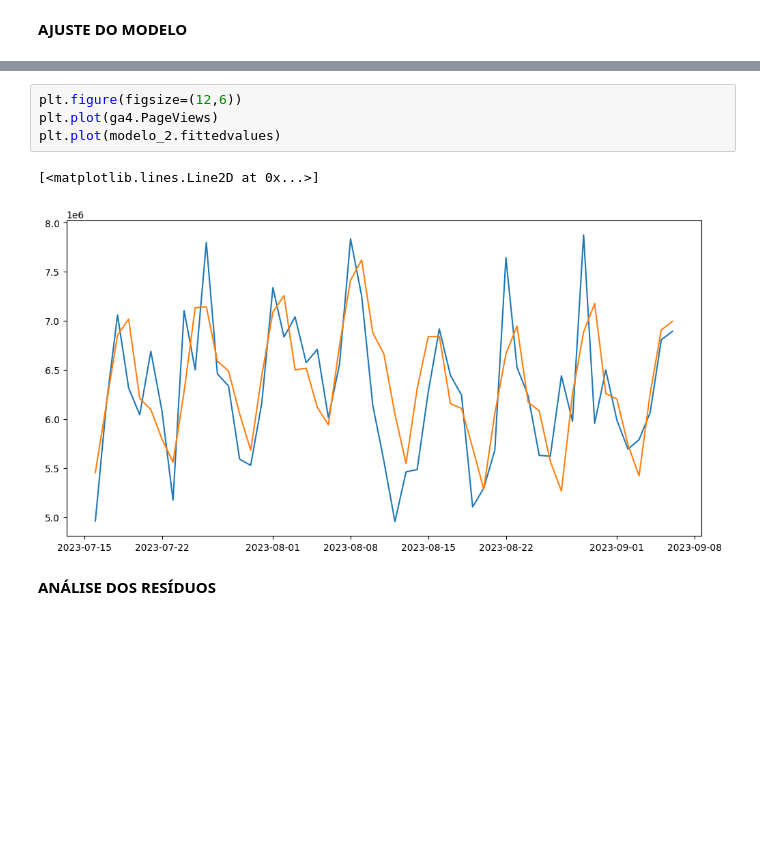
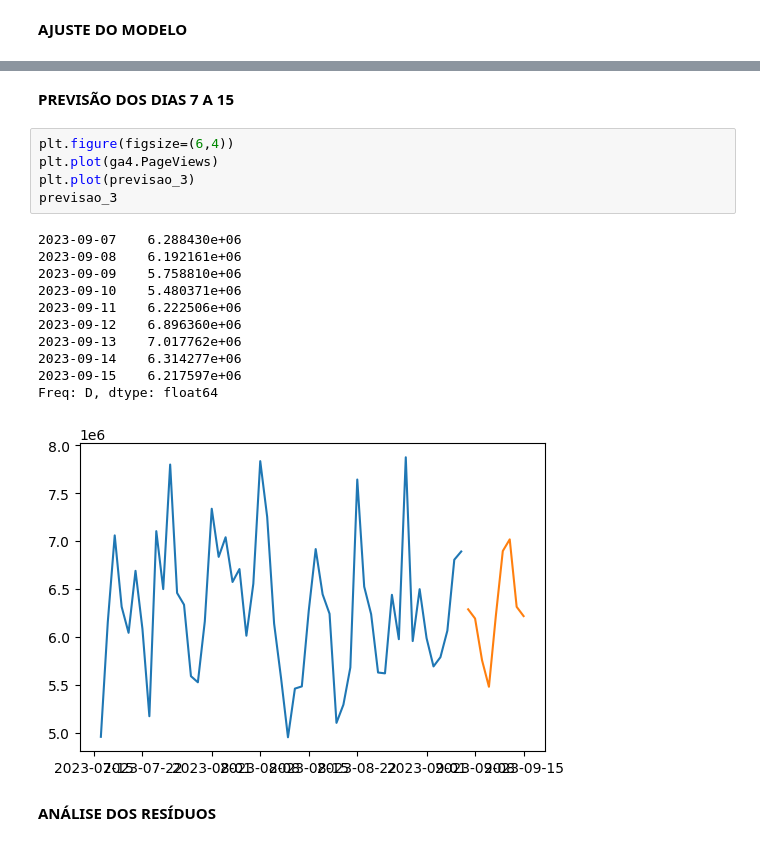
Before and after one commit to Rneron/Python, a Jupyter notebook: ModeloRBS.ipynb, the cells around one changed output, grey strips where cells are left out. Saved outputs shown, nothing was run; the diff lists cells and outputs as text; blank space fills up the shorter version.

```diff
--- a/ModeloRBS.ipynb
+++ b/ModeloRBS.ipynb
@@ -179,10 +237,22 @@ print('-Raiz do erro médio quadrado do Algoritmo de Suavização Pegels multipl
+# %% [markdown]
+**PREVISÃO DOS DIAS 7 A 15**
 # %%
-plt.figure(figsize=(12,6))
+plt.figure(figsize=(6,4))
 plt.plot(ga4.PageViews)
-plt.plot(modelo_2.fittedvalues)
+plt.plot(previsao_3)
+previsao_3
 # %% [output]
-[<matplotlib.lines.Line2D at 0x...>]
+2023-09-07    6.288430e+06
+2023-09-08    6.192161e+06
+2023-09-09    5.758810e+06
+2023-09-10    5.480371e+06
+2023-09-11    6.222506e+06
+2023-09-12    6.896360e+06
+2023-09-13    7.017762e+06
+2023-09-14    6.314277e+06
+2023-09-15    6.217597e+06
+Freq: D, dtype: float64
-[figure, old version]
+[figure, new version]
 # %% [markdown]
 **ANÁLISE DOS RESÍDUOS**
 # %%
```
Also changed, not shown: parts of 14 cells of this notebook.
